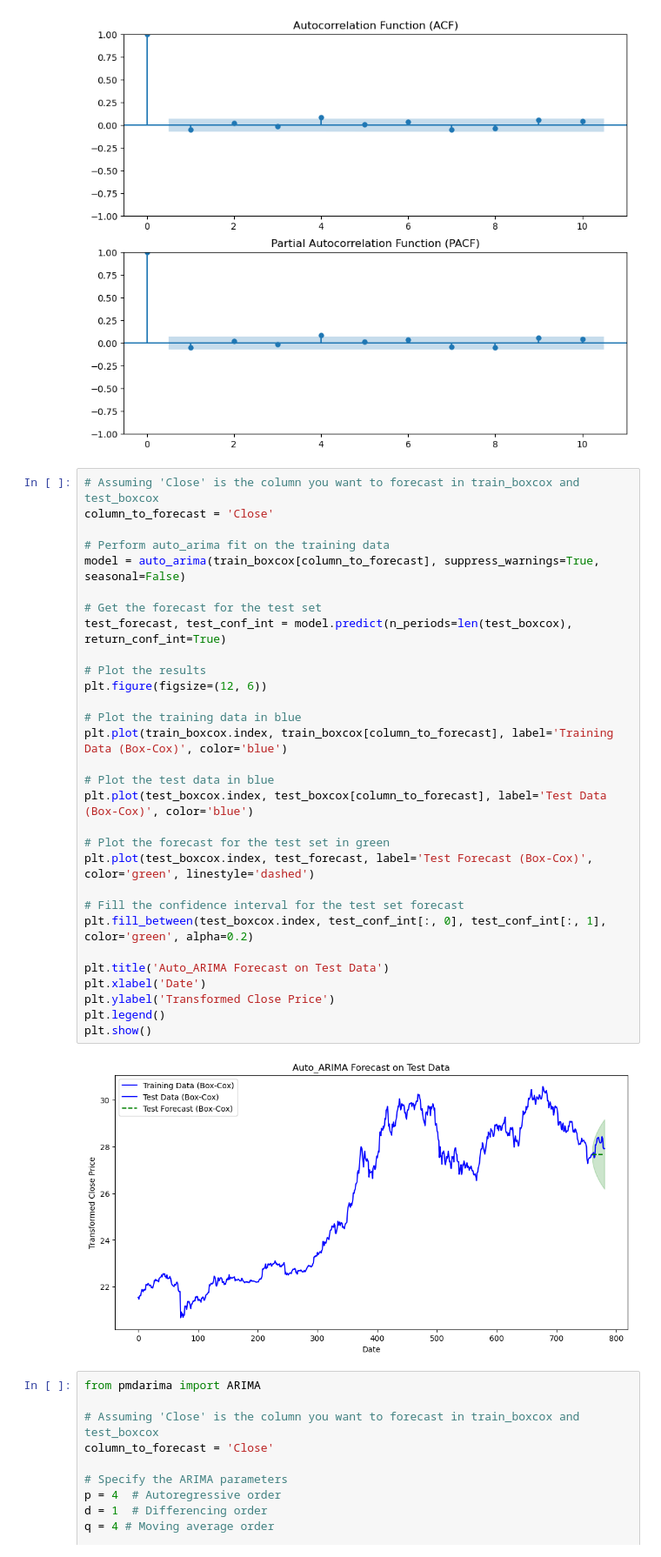
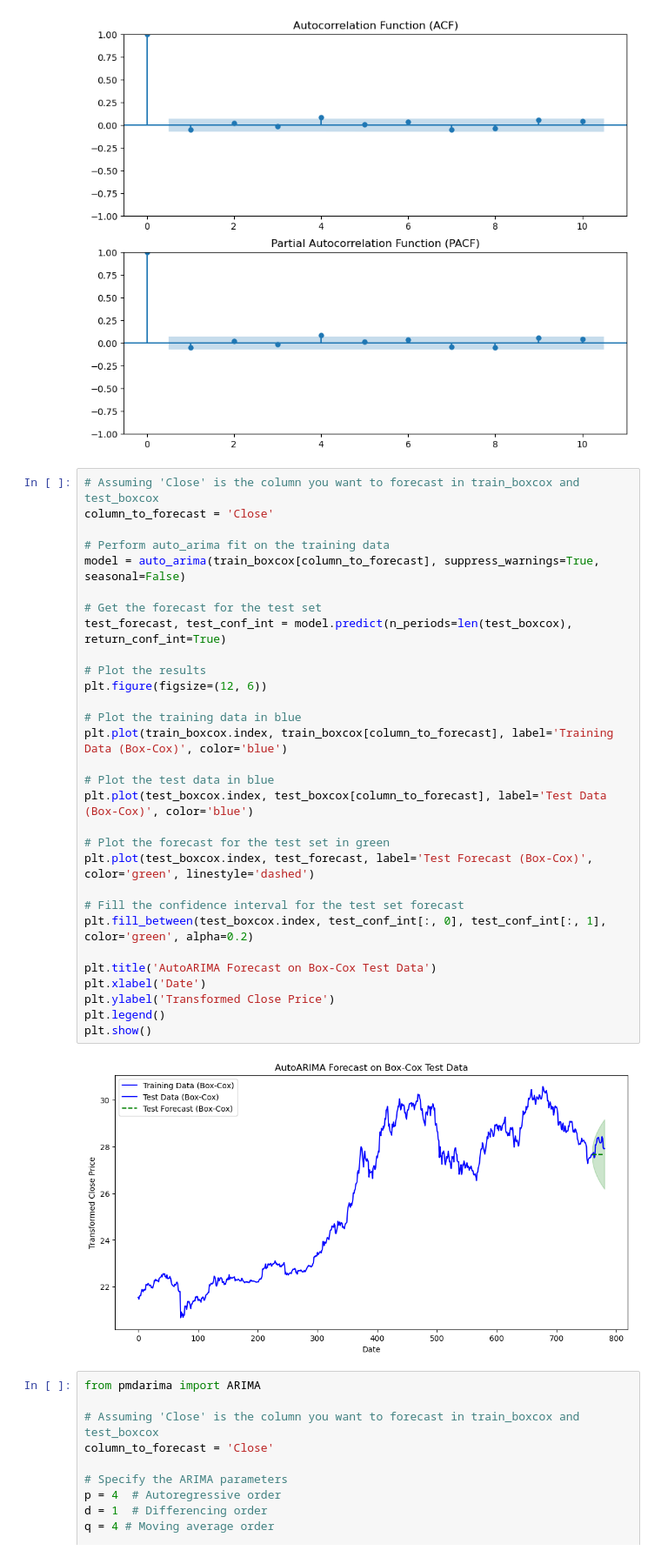
Before and after one commit to khilbert/BTC-price-prediction, a Jupyter notebook: Box-Cox-ARIMA.ipynb, the cells around one changed output. Shown: that part at 87% size. Cells and saved outputs as stored; diff of their text form.

```diff
--- a/Box-Cox-ARIMA.ipynb
+++ b/Box-Cox-ARIMA.ipynb
@@ -224,35 +224,35 @@ plt.show()
 # %%
 # Assuming 'Close' is the column you want to forecast in train_boxcox and test_boxcox
 column_to_forecast = 'Close'
 
 # Perform auto_arima fit on the training data
 model = auto_arima(train_boxcox[column_to_forecast], suppress_warnings=True, seasonal=False)
 
 # Get the forecast for the test set
 test_forecast, test_conf_int = model.predict(n_periods=len(test_boxcox), return_conf_int=True)
 
 # Plot the results
 plt.figure(figsize=(12, 6))
 
 # Plot the training data in blue
 plt.plot(train_boxcox.index, train_boxcox[column_to_forecast], label='Training Data (Box-Cox)', color='blue')
 
 # Plot the test data in blue
 plt.plot(test_boxcox.index, test_boxcox[column_to_forecast], label='Test Data (Box-Cox)', color='blue')
 
 # Plot the forecast for the test set in green
 plt.plot(test_boxcox.index, test_forecast, label='Test Forecast (Box-Cox)', color='green', linestyle='dashed')
 
 # Fill the confidence interval for the test set forecast
 plt.fill_between(test_boxcox.index, test_conf_int[:, 0], test_conf_int[:, 1], color='green', alpha=0.2)
 
-plt.title('Auto_ARIMA Forecast on Test Data')
+plt.title('AutoARIMA Forecast on Box-Cox Test Data')
 plt.xlabel('Date')
 plt.ylabel('Transformed Close Price')
 plt.legend()
 plt.show()
 # %% [output]
-[figure, old version]
+[figure, new version]
 # %%
 from pmdarima import ARIMA
 
```
